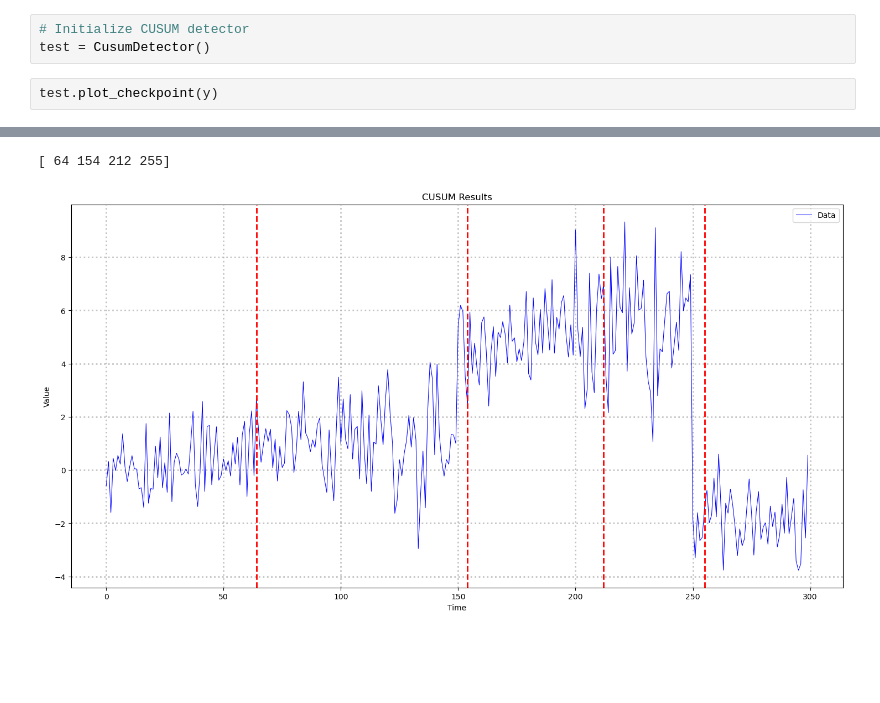
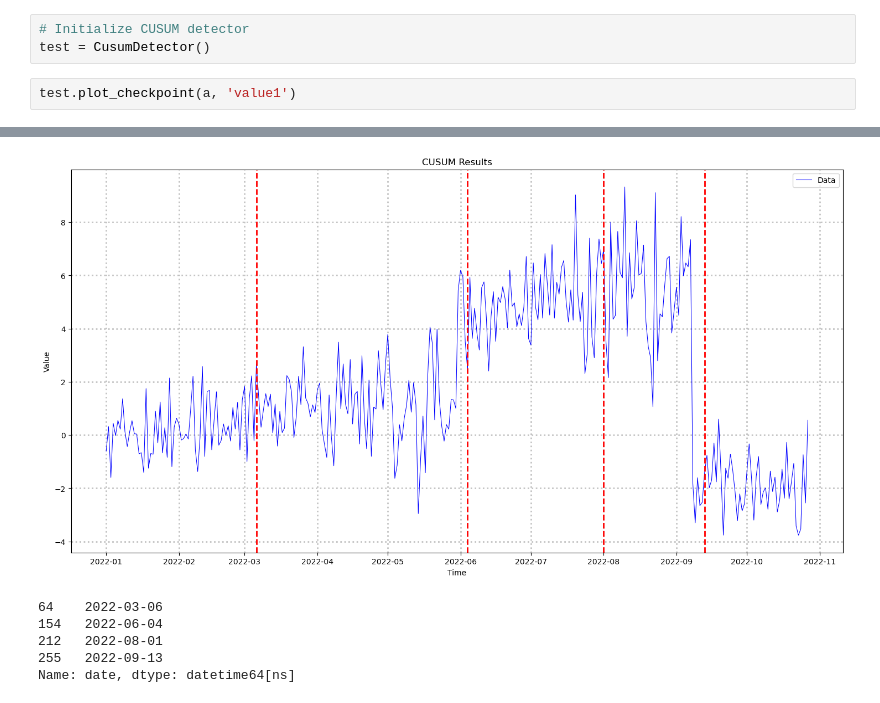
Before and after one commit to transferwise/tw-experimentation, a Jupyter notebook: lse_working_notebooks/CUSUM_Implementation.ipynb, the cells around one changed output, grey strips where cells are left out. Cells and saved outputs as stored; diff of their text form; blank space fills up the shorter version.

```diff
--- a/lse_working_notebooks/CUSUM_Implementation.ipynb
+++ b/lse_working_notebooks/CUSUM_Implementation.ipynb
@@ -182,5 +158,5 @@ class CusumDetector:
 # Initialize CUSUM detector
 test = CusumDetector()
 # %%
-test.plot_checkpoint(y)
+test.plot_checkpoint(a, 'value1')
 # %% [output]
@@ -192,5 +168,9 @@ test.plot_checkpoint(y)
+[figure, new version]
-[ 64 154 212 255]
+64    2022-03-06
+154   2022-06-04
+212   2022-08-01
+255   2022-09-13
+Name: date, dtype: datetime64[ns]
-[figure, old version]
 # %%
 # Process multiple columns
 results = test.plot_cusum(a, ['value1', 'value2'])
```
Also changed, not shown: parts of 5 cells of this notebook.
